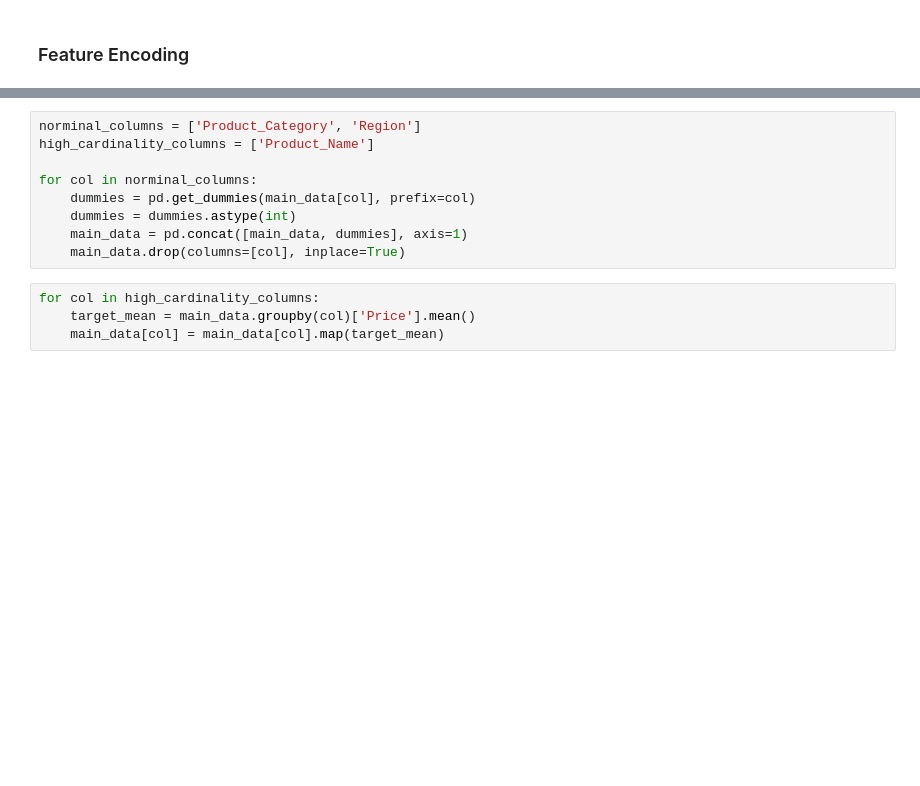
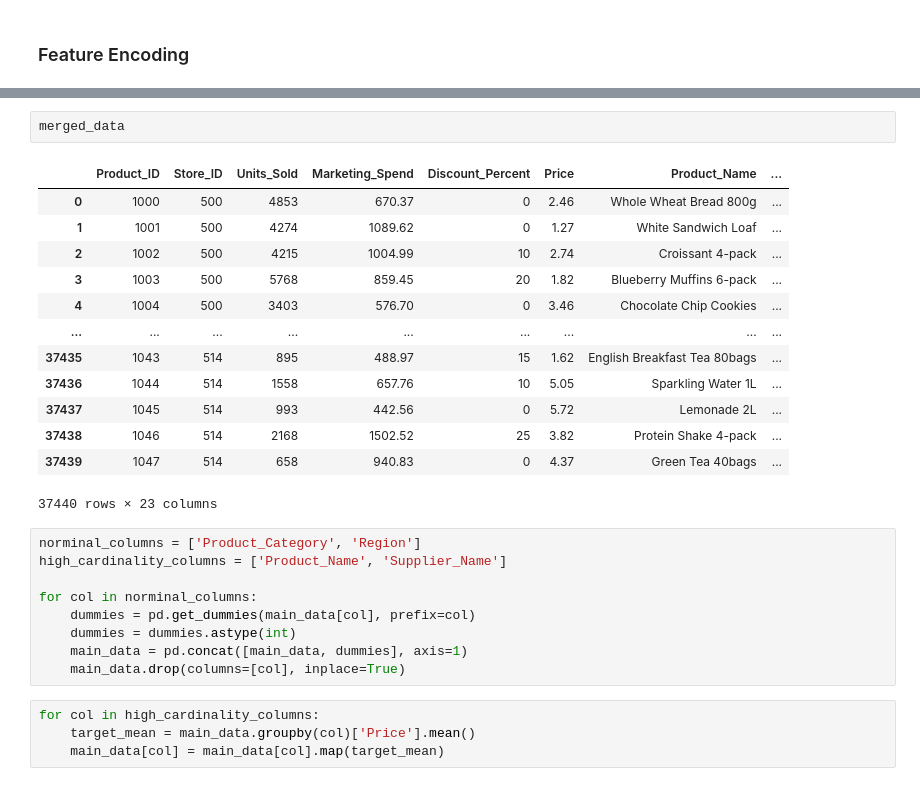
Before and after one commit to victorsomadina/perishable-goods, a Jupyter notebook: model/model.ipynb, the cells around one changed output, grey strips where cells are left out. Saved outputs shown, nothing was run; the diff lists cells and outputs as text; blank space fills up the shorter version.

```diff
--- a/model/model.ipynb
+++ b/model/model.ipynb
@@ -163,6 +189,22 @@ dtype: int64
+# %%
+merged_data
+# %% [output]
+|  | Product_ID | Store_ID | Units_Sold | Marketing_Spend | Discount_Percent | Price | Product_Name | ... |
+| 0 | 1000 | 500 | 4853 | 670.37 | 0 | 2.46 | Whole Wheat Bread 800g | ... |
+| 1 | 1001 | 500 | 4274 | 1089.62 | 0 | 1.27 | White Sandwich Loaf | ... |
+| 2 | 1002 | 500 | 4215 | 1004.99 | 10 | 2.74 | Croissant 4-pack | ... |
+| 3 | 1003 | 500 | 5768 | 859.45 | 20 | 1.82 | Blueberry Muffins 6-pack | ... |
+| 4 | 1004 | 500 | 3403 | 576.70 | 0 | 3.46 | Chocolate Chip Cookies | ... |
+| ... | ... | ... | ... | ... | ... | ... | ... | ... |
+| 37435 | 1043 | 514 | 895 | 488.97 | 15 | 1.62 | English Breakfast Tea 80bags | ... |
+| 37436 | 1044 | 514 | 1558 | 657.76 | 10 | 5.05 | Sparkling Water 1L | ... |
+| 37437 | 1045 | 514 | 993 | 442.56 | 0 | 5.72 | Lemonade 2L | ... |
+| 37438 | 1046 | 514 | 2168 | 1502.52 | 25 | 3.82 | Protein Shake 4-pack | ... |
+| 37439 | 1047 | 514 | 658 | 940.83 | 0 | 4.37 | Green Tea 40bags | ... |
+37440 rows × 23 columns
 # %%
 norminal_columns = ['Product_Category', 'Region']
-high_cardinality_columns = ['Product_Name']
+high_cardinality_columns = ['Product_Name', 'Supplier_Name']
 
 for col in norminal_columns:
     dummies = pd.get_dummies(main_data[col], prefix=col)
```
Also changed, not shown: parts of 14 cells of this notebook, 5 other files.
